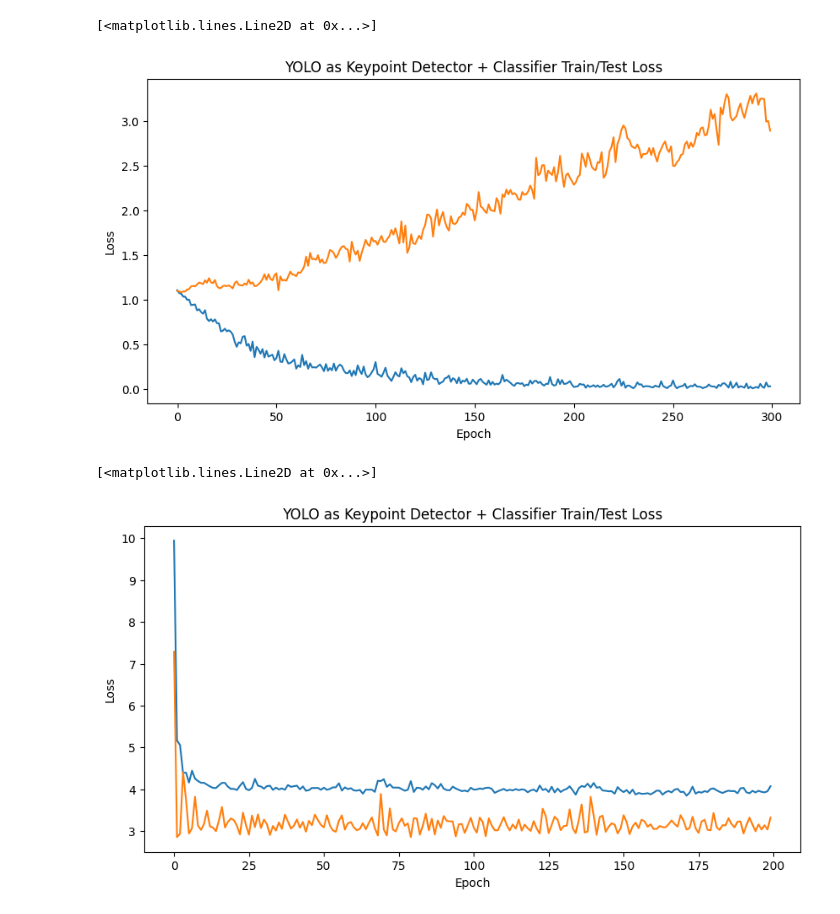
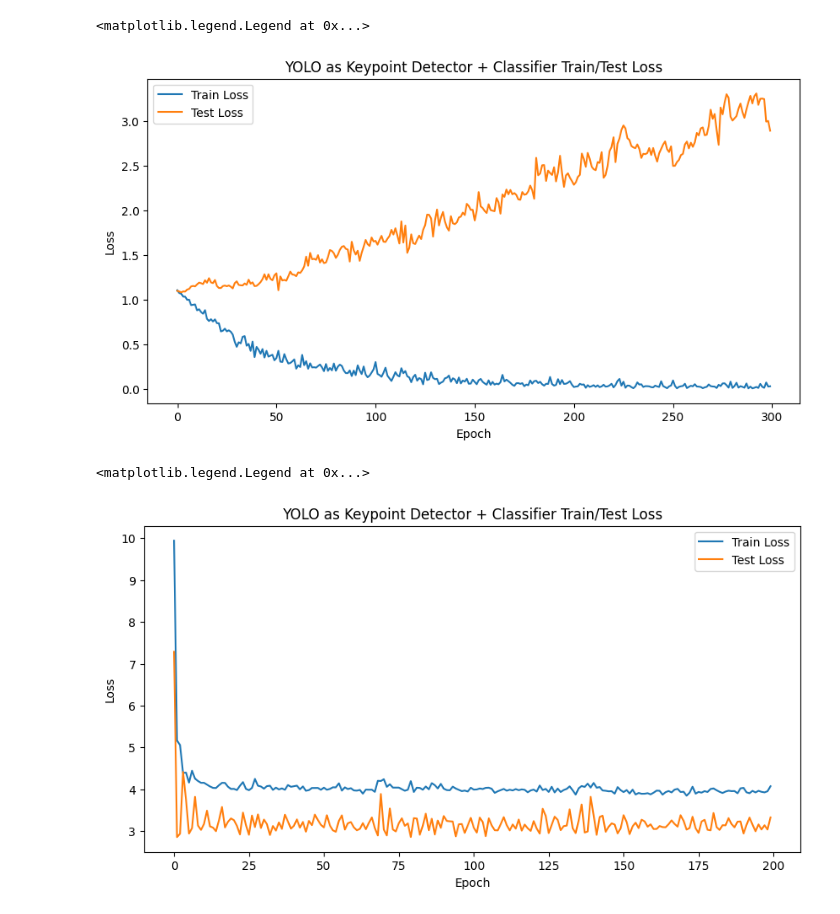
Before and after one commit to 7AtAri/ergonomic_pose_detect, a Jupyter notebook: learning_from_images/helperfiles/train_loss_plotting.ipynb, the cells around one changed output. Saved outputs shown, nothing was run; the diff lists cells and outputs as text; code cells hidden in the pictures.

Commit message:
Added legend to the plots

```diff
--- a/learning_from_images/helperfiles/train_loss_plotting.ipynb
+++ b/learning_from_images/helperfiles/train_loss_plotting.ipynb
@@ -288,35 +288,36 @@ Epoch 283/300, Train Loss: 0.07301455959691339, Val Loss: 3.06005766770492
 Epoch 284/300, Train Loss: 0.018664083246221708, Val Loss: 3.1418698939184346
 Epoch 285/300, Train Loss: 0.03484273244563004, Val Loss: 3.200751980766654
 Epoch 286/300, Train Loss: 0.027188972639294207, Val Loss: 3.1063510651389756
 Epoch 287/300, Train Loss: 0.017906290833574683, Val Loss: 3.0409843772649765
 Epoch 288/300, Train Loss: 0.06474195827831863, Val Loss: 3.1340569282571473
 Epoch 289/300, Train Loss: 0.009980229471163208, Val Loss: 3.214186329394579
 Epoch 290/300, Train Loss: 0.029413175195486474, Val Loss: 3.286211763198177
 Epoch 291/300, Train Loss: 0.01012359207118152, Val Loss: 3.2017814069986343
 Epoch 292/300, Train Loss: 0.01693163465641116, Val Loss: 3.2816722554465136
 Epoch 293/300, Train Loss: 0.0258829602030346, Val Loss: 3.3129332195967436
 Epoch 294/300, Train Loss: 0.014443605068815183, Val Loss: 3.1855839428802333
 Epoch 295/300, Train Loss: 0.060000165565118856, Val Loss: 3.253547011564175
 Epoch 296/300, Train Loss: 0.02719104379169342, Val Loss: 3.255569026184579
 Epoch 297/300, Train Loss: 0.01629502349953782, Val Loss: 3.249841598367008
 Epoch 298/300, Train Loss: 0.07541373120970245, Val Loss: 2.997887664784988
 Epoch 299/300, Train Loss: 0.03034951962717969, Val Loss: 3.0056619544823966
 Epoch 300/300, Train Loss: 0.03348153605782045, Val Loss: 2.8961916056772075"""
 
 output_yolo_classifier = output_yolo_classifier.split("\n")
 train_loss = [float(x.split(":")[1].split(",")[0]) for x in output_yolo_classifier]
 val_loss = [float(x.split(":")[2]) for x in output_yolo_classifier]
 
 plt.figure(figsize=(10,5))
 
 plt.title("YOLO as Keypoint Detector + Classifier Train/Test Loss")
 plt.xlabel("Epoch")
 plt.ylabel("Loss")
 plt.plot(train_loss, label="Train Loss")
 plt.plot(val_loss, label="Test Loss")
+plt.legend()
 # %% [output]
-[<matplotlib.lines.Line2D at 0x...>]
+<matplotlib.legend.Legend at 0x...>
-[figure, old version]
+[figure, new version]
 # %%
 output_yolo_scorer = """Epoch 1/200, Train Loss: 9.94090716044108, Val Loss: 7.285461902618408
 Epoch 2/200, Train Loss: 5.165814956029256, Val Loss: 2.8560447692871094
@@ -530,9 +531,10 @@ plt.xlabel("Epoch")
 plt.ylabel("Loss")
 plt.plot(train_loss, label="Train Loss")
 plt.plot(val_loss, label="Test Loss")
+plt.legend()
 # %% [output]
-[<matplotlib.lines.Line2D at 0x...>]
+<matplotlib.legend.Legend at 0x...>
-[figure, old version]
+[figure, new version]
 # %%
 output_mmpose_classifier = """Epoch 1/100, Train Loss: 1.1267422338326771, Val Loss: 1.0280291438102722
 Epoch 2/100, Train Loss: 1.0550921360651653, Val Loss: 1.0069505870342255
```
Also changed, not shown: parts of 5 cells of this notebook.
